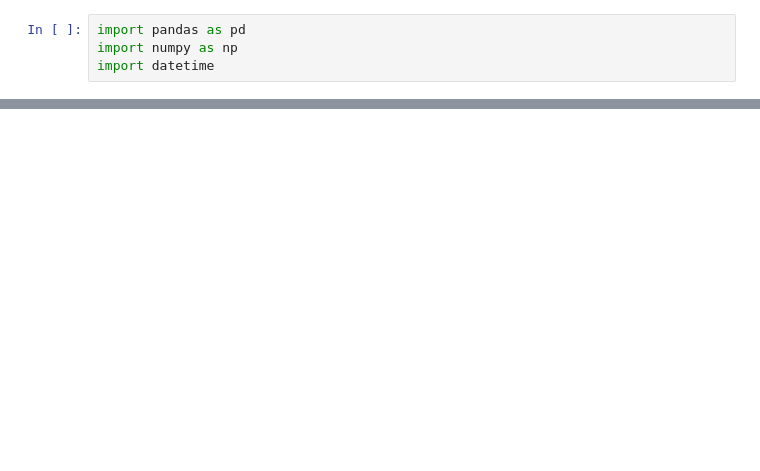
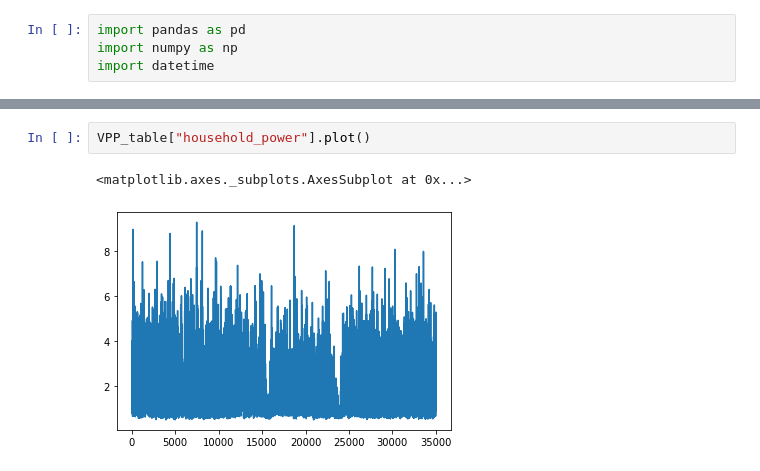
Before and after one commit to francescomaldonato/RL_VPP_Thesis, a Jupyter notebook: dataset_merger.ipynb, the cells around one changed output, grey strips where cells are left out. Saved outputs shown, nothing was run; the diff lists cells and outputs as text; blank space fills up the shorter version.

```diff
--- a/dataset_merger.ipynb
+++ b/dataset_merger.ipynb
@@ -44,0 +120,5 @@ RW_load.plot()
+# %%
+VPP_table["household_power"].plot()
+# %% [output]
+<matplotlib.axes._subplots.AxesSubplot at 0x...>
+[figure, added]
```
Also changed, not shown: parts of 16 cells of this notebook, 48 other files.
